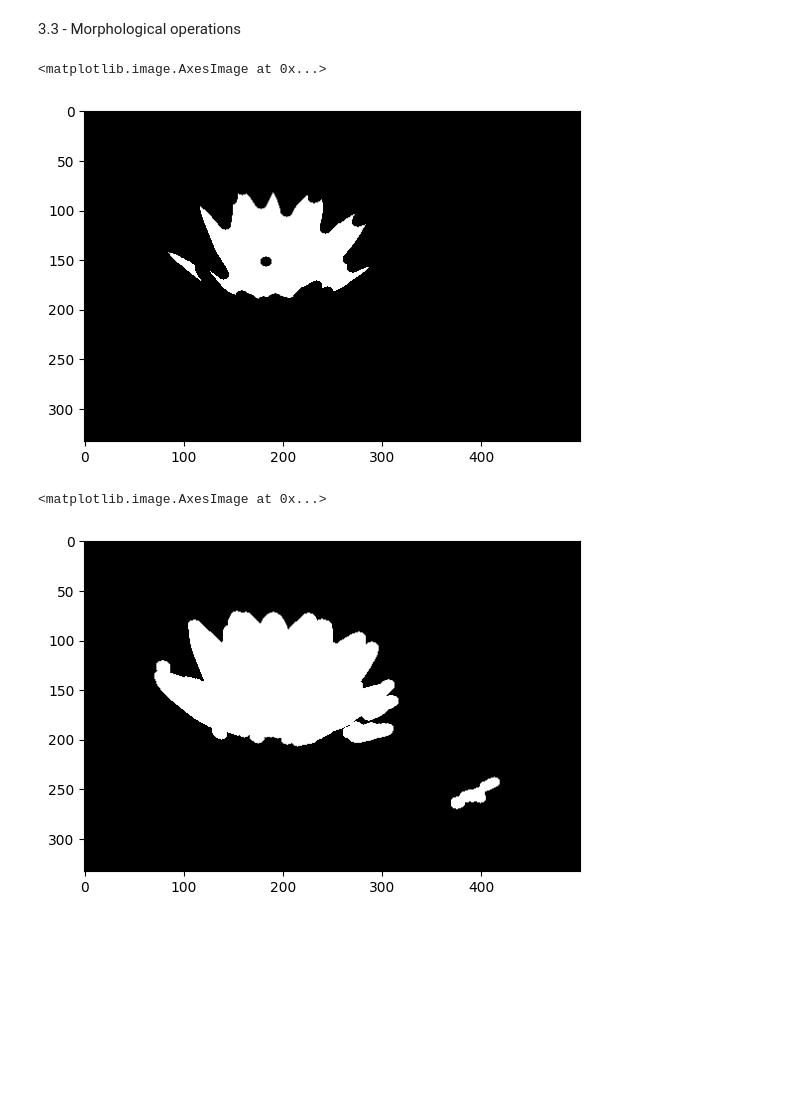
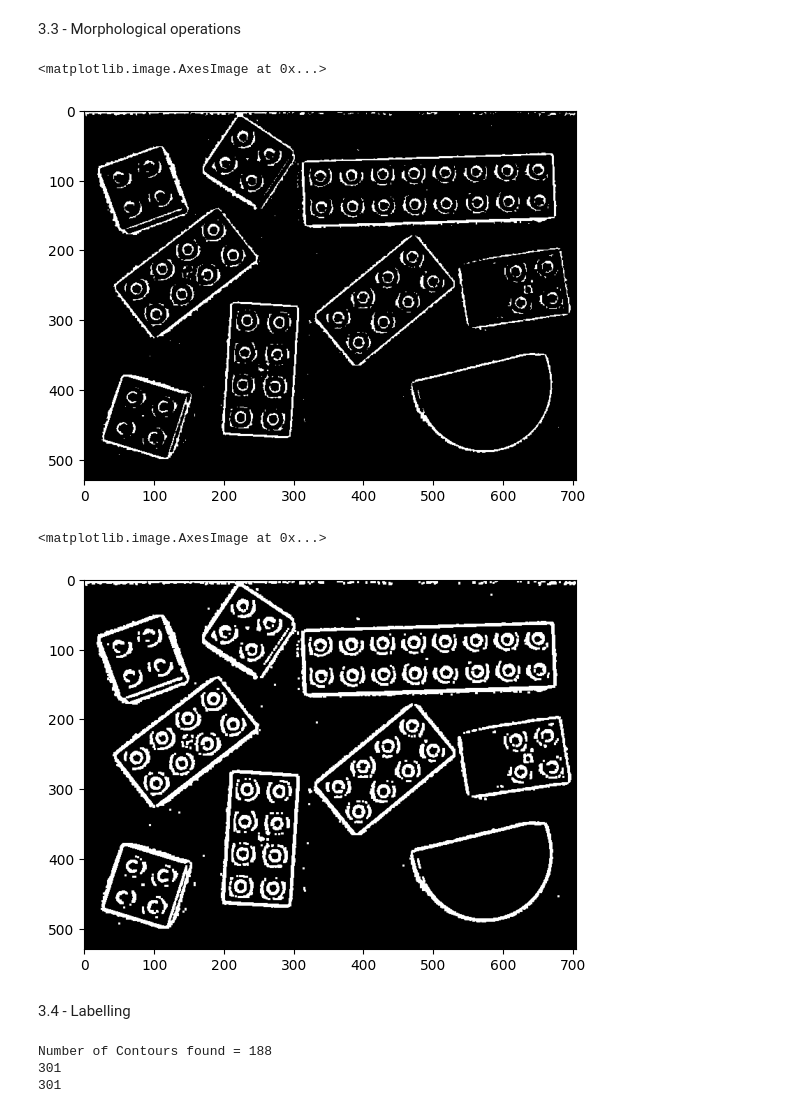
Before and after one commit to LPSD18/PIV, a Jupyter notebook: exPraticos/lab1.ipynb, the cells around one changed output. Cells and saved outputs as stored; diff of their text form; code cells hidden in the pictures; blank space fills up the shorter version.

```diff
--- a/exPraticos/lab1.ipynb
+++ b/exPraticos/lab1.ipynb
@@ -111,7 +113,7 @@ cv2.destroyAllWindows()
 Exercicio 3.1 - Histograma de uma imagem
 # %%
 # imageGray = cv2.cvtColor(imageFinal,cv2.COLOR_RGB2GRAY)
-brainImage = cv2.imread('imageDatabase/lily-lotus-flowers.jpg')
+brainImage = cv2.imread('imageDatabase/lego01.jpg')
 brainGray = cv2.cvtColor(brainImage,cv2.COLOR_BGR2GRAY)
 hist0 = cv2.calcHist([brainImage],[0],None,[256],(0,255)) # channel 0 --> blue 1--> green 2--> red
 hist1 = cv2.calcHist([brainImage],[1],None,[256],(0,255))
@@ -131,8 +133,8 @@ cv2.destroyAllWindows()
 # %% [markdown]
 3.2 - Image thresholding
 # %%
-thresh = cv2.adaptiveThreshold(brainGray,255,cv2.ADAPTIVE_THRESH_GAUSSIAN_C,cv2.THRESH_BINARY,11,2)
-ret , thresh = cv2.threshold(brainGray,0,255,cv2.THRESH_BINARY+cv2.THRESH_OTSU)
+thresh = cv2.adaptiveThreshold(brainGray,255,cv2.ADAPTIVE_THRESH_MEAN_C,cv2.THRESH_BINARY_INV,11,2)
+# ret , thresh = cv2.threshold(brainGray,127,255,cv2.THRESH_BINARY_INV)
 plt.imshow(thresh,'gray',vmin=0,vmax=255)
 # %% [output]
 <matplotlib.image.AxesImage at 0x...>
@@ -140,15 +148,35 @@ plt.imshow(thresh,'gray',vmin=0,vmax=255)
 # %% [markdown]
 3.3 - Morphological operations
 # %%
-kernel = cv2.getStructuringElement(cv2.MORPH_ELLIPSE,(11,11))
-erosion = cv2.erode(thresh,kernel,iterations=1)
-dilation = cv2.dilate(thresh,kernel,iterations=1)
+kernel = cv2.getStructuringElement(cv2.MORPH_ELLIPSE,(11,11),(-1,-1))
+kernel = cv2.getStructuringElement(cv2.MORPH_RECT,(3,3))
+# erosion = cv2.erode(thresh,kernel,iterations=1)
+erosion = cv2.morphologyEx(thresh,cv2.MORPH_ERODE,kernel)
+# dilation = cv2.dilate(thresh,kernel,iterations=1)
+dilation = cv2.morphologyEx(erosion,cv2.MORPH_DILATE,kernel)
 plt.imshow(erosion,'gray',vmin=0,vmax=255)
 # %% [output]
 <matplotlib.image.AxesImage at 0x...>
-[figure, old version]
+[figure, new version]
 # %%
 plt.imshow(dilation,'gray',vmin=0,vmax=255)
 # %% [output]
 <matplotlib.image.AxesImage at 0x...>
-[figure, old version]
+[figure, new version]
+# %% [markdown]
+3.4 - Labelling
+# %%
+contours, hierarchy = cv2.findContours(dilation,cv2.RETR_EXTERNAL, cv2.CHAIN_APPROX_NONE)
+print("Number of Contours found = " + str(len(contours)))
+cv2.drawContours(brainImage, contours, -1, (0, 255, 0), 3)
+cv2.imshow('Contours', brainImage)
+cv2.waitKey(0)
+cv2.destroyAllWindows()
+regionNum, lb, stats, centroids = cv2.connectedComponentsWithStats(dilation)
+graylevel , outImage = bwLabel.labeling(dilation)
+print(regionNum)
+print(graylevel)
+# %% [output]
+Number of Contours found = 188
+301
+301
```
Also changed, not shown: parts of 9 cells of this notebook, 6 other files.
